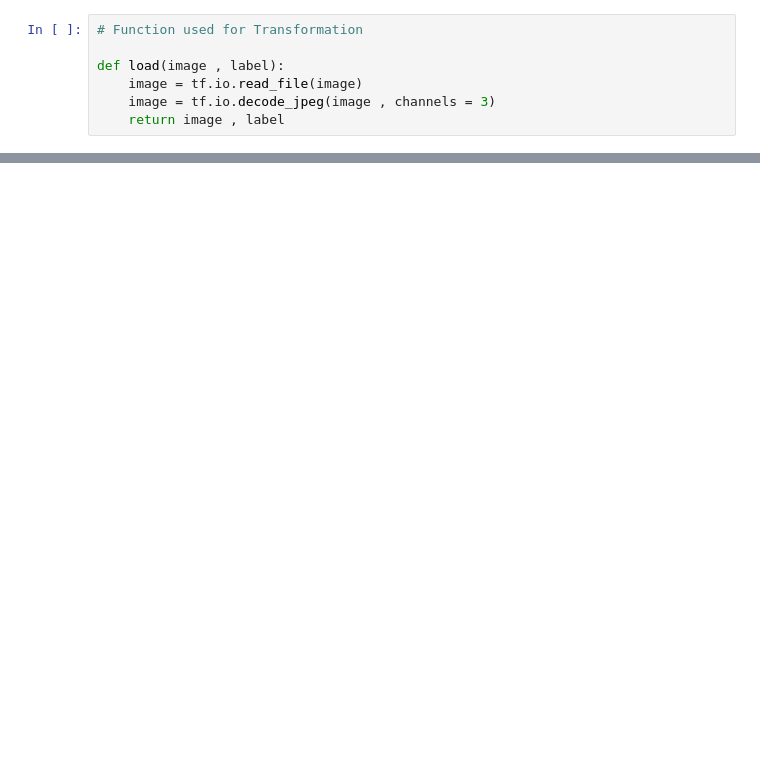
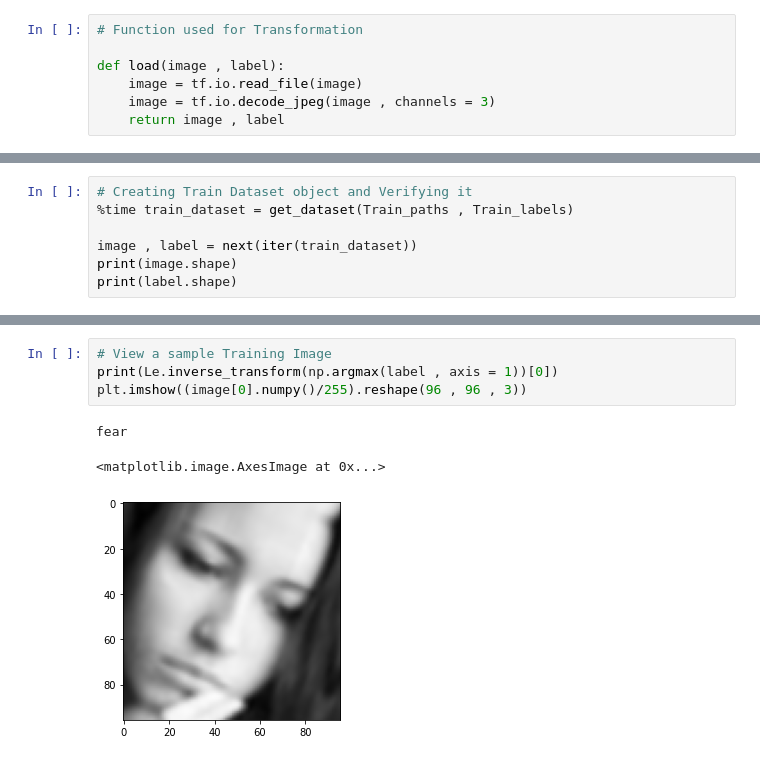
Before and after one commit to Ashu10051998/Face-Emotion-Detection, a Jupyter notebook: emotion_detection.ipynb, the cells around one changed output, grey strips where cells are left out. Drawn from its saved outputs; the diff is of its cells as text; blank space fills up the shorter version.

```diff
--- a/emotion_detection.ipynb
+++ b/emotion_detection.ipynb
@@ -113,0 +154,7 @@ def load(image , label):
+# %%
+# Creating Train Dataset object and Verifying it
+%time train_dataset = get_dataset(Train_paths , Train_labels)
+
+image , label = next(iter(train_dataset))
+print(image.shape)
+print(label.shape)
@@ -113,0 +166,8 @@ def load(image , label):
+# %%
+# View a sample Training Image
+print(Le.inverse_transform(np.argmax(label , axis = 1))[0])
+plt.imshow((image[0].numpy()/255).reshape(96 , 96 , 3))
+# %% [output]
+fear
+<matplotlib.image.AxesImage at 0x...>
+[figure, added]
```
Also changed, not shown: parts of 24 cells of this notebook.
